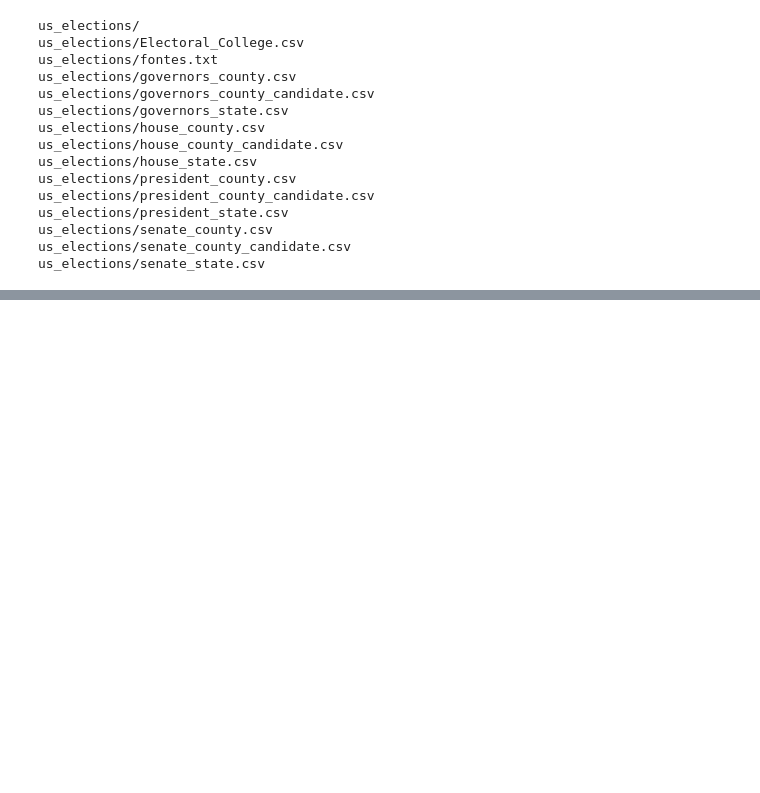
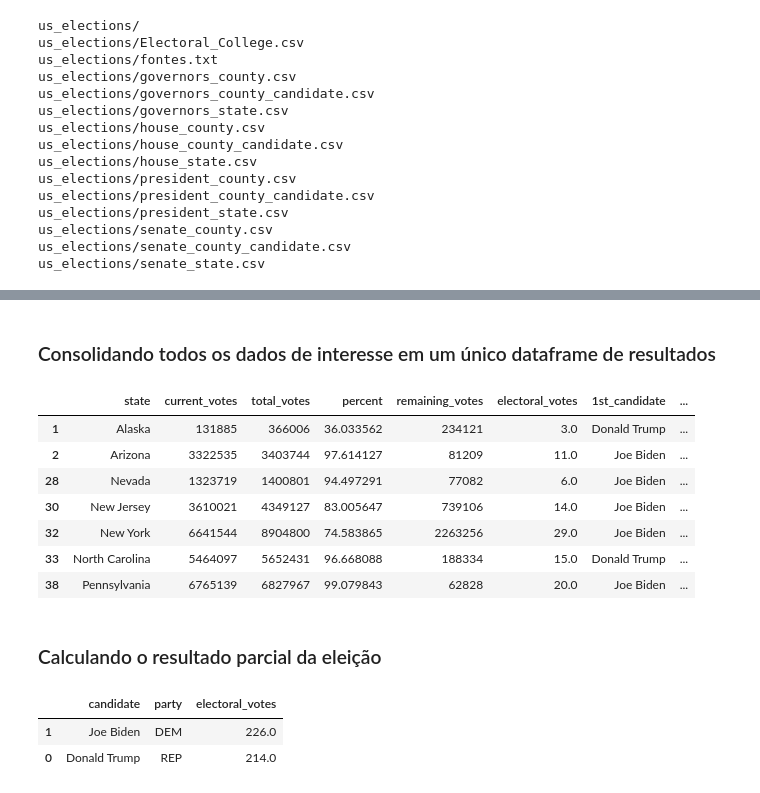
Before and after one commit to bmnds/uea-data-science-03-statistics, a Jupyter notebook: [Estatística04]_Trabalho_Final.ipynb, the cells around one changed output, grey strips where cells are left out. Drawn from its saved outputs; the diff is of its cells as text; code cells hidden in the pictures; blank space fills up the shorter version.

```diff
--- a/[Estatística04]_Trabalho_Final.ipynb
+++ b/[Estatística04]_Trabalho_Final.ipynb
@@ -271,0 +256,5 @@ db_president_state
+# %%
+# define primeiro mais votado em cada Estado
+db_1st_place_by_state = db_president_state_candidate.groupby('state').nth(0).reset_index()
+db_1st_place_by_state.columns = ['state', '1st_candidate', '1st_party', '1st_votes']
+db_1st_place_by_state.head()
@@ -271,0 +268,5 @@ db_president_state
+# %%
+# combina com o dataset de resultados
+db_1st_results = pd.merge(db_state_electoral_votes, db_1st_place_by_state , how='left', on='state', )
+db_1st_results['1st_percent'] = 100* db_1st_results['1st_votes'] / db_1st_results.current_votes
+db_1st_results.head()
@@ -271,0 +280,5 @@ db_president_state
+# %%
+# define o segundo mais votado em cada Estado
+db_2nd_place_by_state = db_president_state_candidate.groupby('state').nth(1).reset_index()
+db_2nd_place_by_state.columns = ['state', '2nd_candidate', '2nd_party', '2nd_votes']
+db_2nd_place_by_state.head()
@@ -271,0 +292,5 @@ db_president_state
+# %%
+# combina com o dataset de resultados
+db_results_by_state = pd.merge(db_1st_results, db_2nd_place_by_state , how='left', on='state', )
+db_results_by_state['2nd_percent'] = 100* db_results_by_state['2nd_votes'] / db_results_by_state.current_votes
+db_results_by_state.head()
@@ -271,0 +304,26 @@ db_president_state
+# %% [markdown]
+### Consolidando todos os dados de interesse em um único dataframe de resultados
+# %%
+# calcula se o 2o colocado ainda tem chances de passar o 1o colocado
+db_results_by_state['1st_won'] = db_results_by_state.apply(lambda row: False if (row['2nd_votes'] + row['remaining_votes'] >= row['1st_votes']) else True, axis=1)
+db_results_by_state[db_results_by_state['1st_won'].eq(False)]
+# %% [output]
+|  | state | current_votes | total_votes | percent | remaining_votes | electoral_votes | 1st_candidate | ... |
+| 1 | Alaska | 131885 | 366006 | 36.033562 | 234121 | 3.0 | Donald Trump | ... |
+| 2 | Arizona | 3322535 | 3403744 | 97.614127 | 81209 | 11.0 | Joe Biden | ... |
+| 28 | Nevada | 1323719 | 1400801 | 94.497291 | 77082 | 6.0 | Joe Biden | ... |
+| 30 | New Jersey | 3610021 | 4349127 | 83.005647 | 739106 | 14.0 | Joe Biden | ... |
+| 32 | New York | 6641544 | 8904800 | 74.583865 | 2263256 | 29.0 | Joe Biden | ... |
+| 33 | North Carolina | 5464097 | 5652431 | 96.668088 | 188334 | 15.0 | Donald Trump | ... |
+| 38 | Pennsylvania | 6765139 | 6827967 | 99.079843 | 62828 | 20.0 | Joe Biden | ... |
+# %% [markdown]
+### Calculando o resultado parcial da eleição
+# %%
+# o primeiro a atingir atingir 270 votos de delegados é declarado presidente
+db_results = db_results_by_state[db_results_by_state['1st_won']].groupby(['1st_candidate', '1st_party']).sum('electoral_votes').reset_index().sort_values('electoral_votes', ascending=False)[['1st_candidate', '1st_party', 'electoral_votes']]
+db_results.columns = ['candidate', 'party', 'electoral_votes']
+db_results
+# %% [output]
+|  | candidate | party | electoral_votes |
+| 1 | Joe Biden | DEM | 226.0 |
+| 0 | Donald Trump | REP | 214.0 |
```
Also changed, not shown: parts of 48 cells of this notebook.
